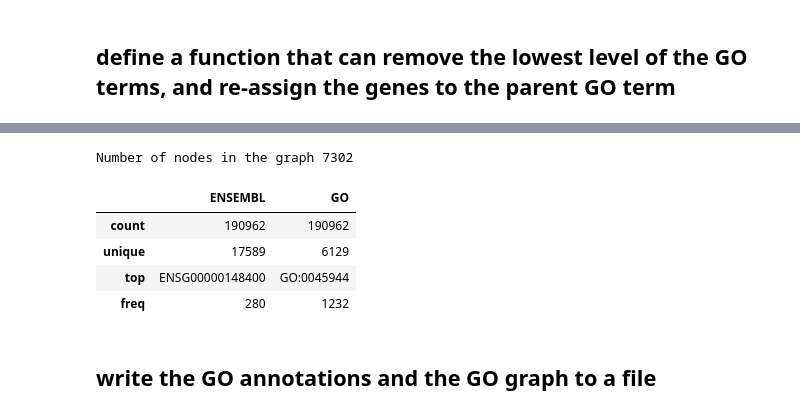
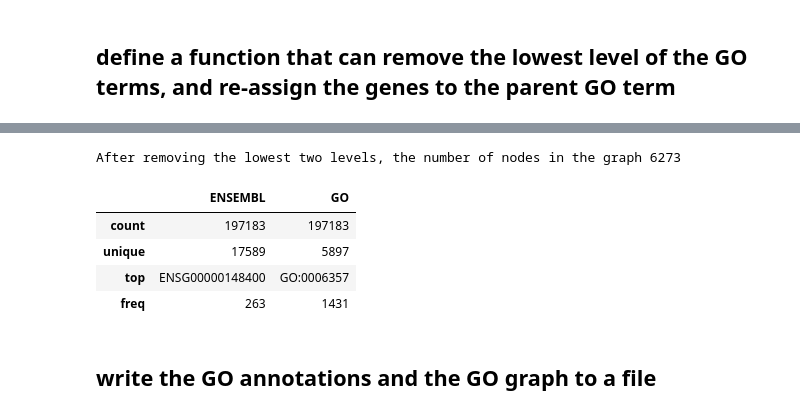
Before and after one commit to joddiy/gognn_7412, a Jupyter notebook: py/pre_processing.ipynb, the cells around one changed output, grey strips where cells are left out. Drawn from its saved outputs; the diff is of its cells as text; code cells hidden in the pictures.

```diff
--- a/py/pre_processing.ipynb
+++ b/py/pre_processing.ipynb
@@ -178,0 +218,15 @@ len(removes_terms)
+# %%
+_go, _gene = list(removes_terms)[0]
+_all_go = set(bp_db[bp_db.ENSEMBL == _gene]["GO"].values)
+tmp_nodes = nx.shortest_path(bp_graph, _go, bp_node)
+for x in set(bp_graph.predecessors(_go)):
+    if x in _all_go:
+        tmp_nodes.append(x)
+
+same_genes_node = [x for x in tmp_nodes if x in _all_go]
+tmp_subgraph = bp_graph.subgraph(tmp_nodes)
+colors = ['red' if node in _all_go else 'lightblue' for node in tmp_subgraph.nodes()]
+print("Number of nodes in the sub graph", len(tmp_subgraph))
+print("Number of nodes with the same genes", len(same_genes_node), same_genes_node)
+
+nx.draw(tmp_subgraph, with_labels=True, node_color=colors)
@@ -212,12 +254,15 @@ def remove_lowest_level(graph, bp_df):
         _go = _row.GO
         for _parent in graph.successors(_go):
             new_tuples.add((_gene, _parent))
-    new_df = pd.concat([bp_df[~bp_df.GO.isin(_leaves)], pd.DataFrame(new_tuples, columns=["ENSEMBL", "GO"])], ignore_index=True)
+    new_df = pd.concat([bp_df[~bp_df.GO.isin(_leaves)], pd.DataFrame(new_tuples, columns=["ENSEMBL", "GO"])],
+                       ignore_index=True)
     new_graph = graph.subgraph(set(graph.nodes) - set(_leaves))
     return new_graph, new_df
 
+
 sub_graph, sub_bp_db = remove_lowest_level(bp_graph, bp_db)
 # %%
-print("Number of nodes in the graph", len(sub_graph))
+print("After removing the lowest level, the number of nodes in the graph", len(sub_graph))
+sub_bp_db = sub_bp_db.drop_duplicates()
 sub_bp_db.describe()
 # %% [output]
@@ -236,21 +321,24 @@ def remove_lowest_level(graph, bp_df):
         _go = _row.GO
         for _parent in graph.successors(_go):
             new_tuples.add((_gene, _parent))
-    new_df = pd.concat([bp_df[~bp_df.GO.isin(_leaves)], pd.DataFrame(new_tuples, columns=["ENSEMBL", "GO"])], ignore_index=True)
+    new_df = pd.concat([bp_df[~bp_df.GO.isin(_leaves)], pd.DataFrame(new_tuples, columns=["ENSEMBL", "GO"])],
+                       ignore_index=True)
     new_graph = graph.subgraph(set(graph.nodes) - set(_leaves))
     return new_graph, new_df
 
+
 sub_graph_2, sub_bp_db_2 = remove_lowest_level(sub_graph, sub_bp_db)
 # %%
-print("Number of nodes in the graph", len(sub_graph_2))
+print("After removing the lowest two levels, the number of nodes in the graph", len(sub_graph_2))
+sub_bp_db_2 = sub_bp_db_2.drop_duplicates()
 sub_bp_db_2.describe()
 # %% [output]
-Number of nodes in the graph 7302
+After removing the lowest two levels, the number of nodes in the graph 6273
 |  | ENSEMBL | GO |
-| count | 190962 | 190962 |
-| unique | 17589 | 6129 |
-| top | ENSG00000148400 | GO:0045944 |
-| freq | 280 | 1232 |
+| count | 197183 | 197183 |
+| unique | 17589 | 5897 |
+| top | ENSG00000148400 | GO:0006357 |
+| freq | 263 | 1431 |
 # %% [markdown]
 ## write the GO annotations and the GO graph to a file
 # %%
```
Also changed, not shown: parts of 18 cells of this notebook, 4 other files.
